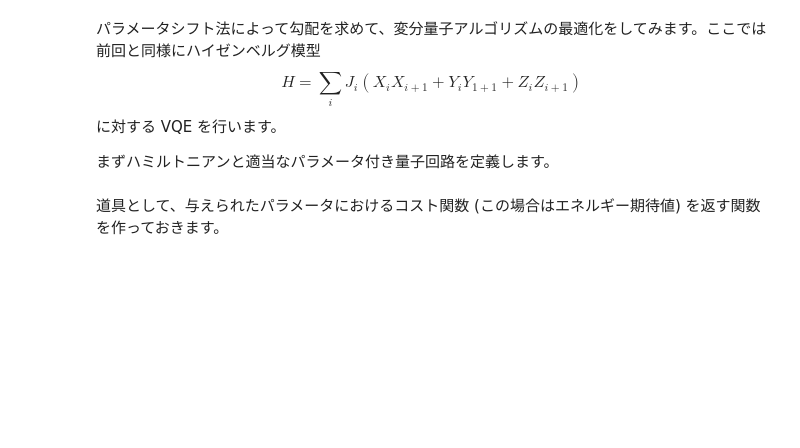
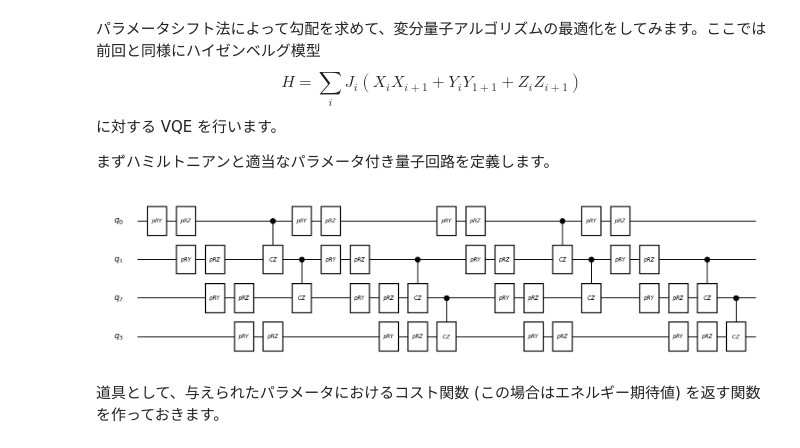
Before and after one commit to Qulacs-Osaka/quantum_software_handson, a Jupyter notebook: doc/source/notebooks/06_parameter_shift_rule.ipynb, the cells around one changed output. Saved outputs shown, nothing was run; the diff lists cells and outputs as text; code cells hidden in the pictures; blank space fills up the shorter version.

```diff
--- a/doc/source/notebooks/06_parameter_shift_rule.ipynb
+++ b/doc/source/notebooks/06_parameter_shift_rule.ipynb
@@ -20,23 +22,27 @@ $$H = \sum_{i} J_{i} (X_iX_{i+1} + Y_iY_{1+1} + Z_iZ_{i+1})$$
 # %%
 from qulacs import ParametricQuantumCircuit
 
 n_qubits = 4
 depth = 4
 circuit = ParametricQuantumCircuit(n_qubits)
 for d in range(depth):
     for i in range(n_qubits):
         circuit.add_parametric_RY_gate(i, 0.0)
         circuit.add_parametric_RZ_gate(i, 0.0)
     for i in range(n_qubits//2):
         circuit.add_CZ_gate((i+d%2)%n_qubits, (i+1+d%2)%n_qubits)
 
 hamiltonian = Observable(n_qubits)
 np.random.seed(1)
 J_list = 2*np.random.rand(n_qubits)-1
 for i in range(n_qubits):
     hamiltonian.add_operator(J_list[i], f"X {i} X {(i+1)%n_qubits}")
     hamiltonian.add_operator(J_list[i], f"Y {i} Y {(i+1)%n_qubits}")
     hamiltonian.add_operator(J_list[i], f"Z {i} Z {(i+1)%n_qubits}")
+
+circuit_drawer(circuit, "mpl")
+# %% [output]
+[figure, added]
 # %% [markdown]
 道具として、与えられたパラメータにおけるコスト関数 (この場合はエネルギー期待値) を返す関数を作っておきます。
 # %%
```
Also changed, not shown: parts of 7 cells of this notebook.
